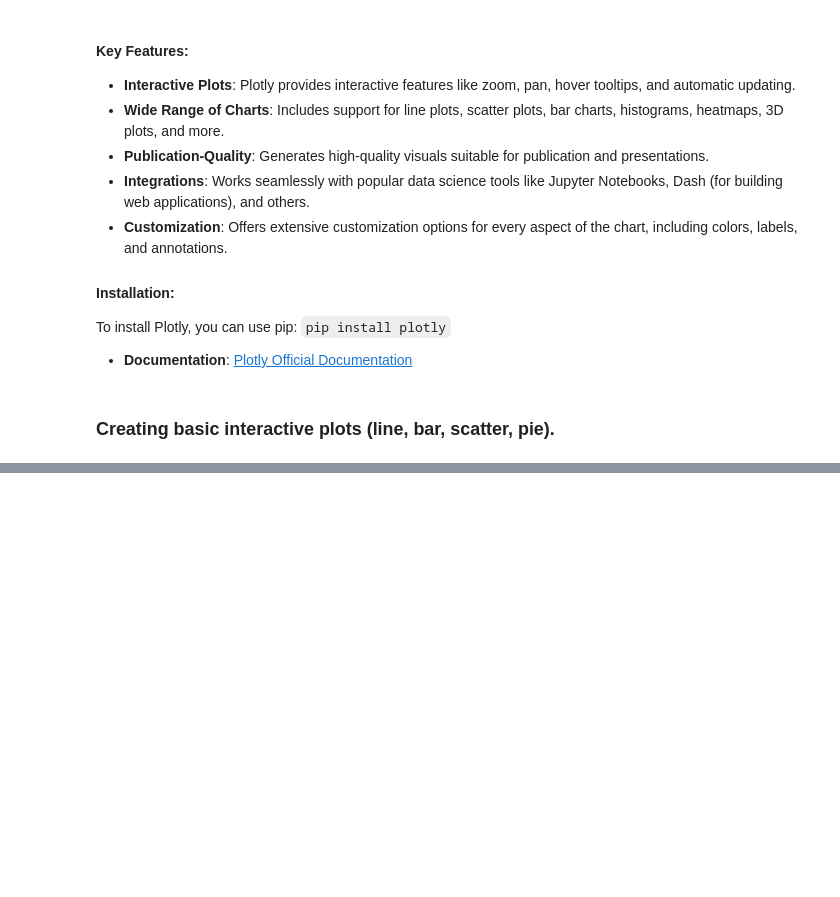
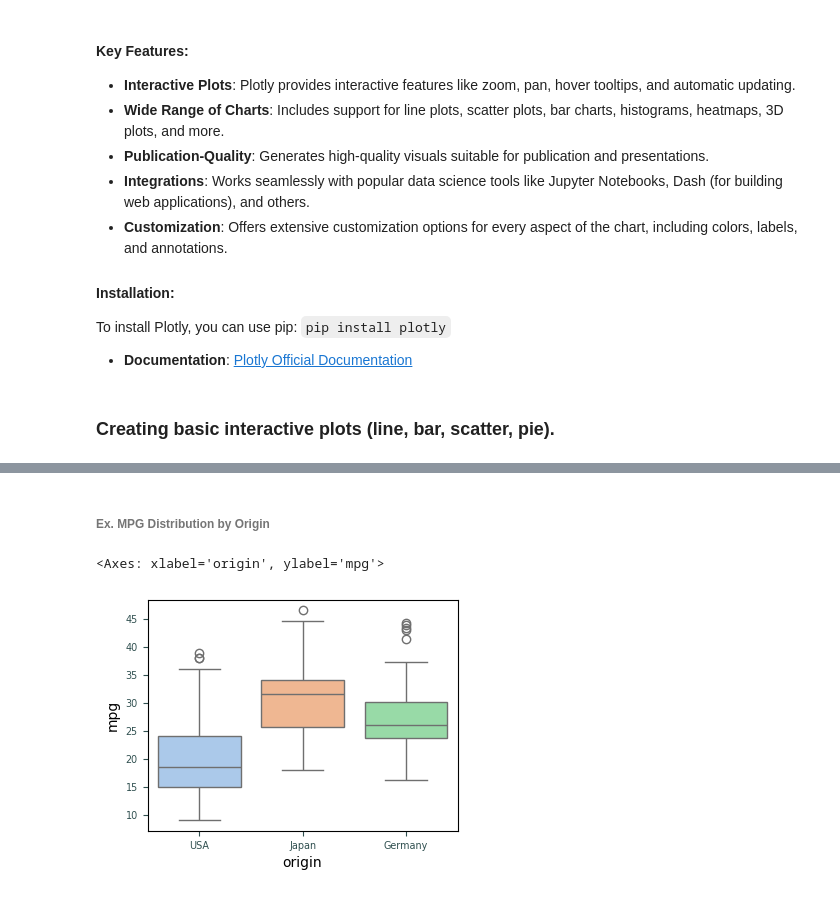
Before and after one commit to knowledge-corner/2025_12_Feb_Python-Data_Viz_analytics, a Jupyter notebook: Classwork/Day - 3 classwork.ipynb, the cells around one changed output, grey strips where cells are left out. Cells and saved outputs as stored; diff of their text form; code cells hidden in the pictures; blank space fills up the shorter version.

```diff
--- a/Classwork/Day - 3 classwork.ipynb
+++ b/Classwork/Day - 3 classwork.ipynb
@@ -217,0 +251,7 @@ df.head()
+# %% [markdown]
+###### Ex. MPG Distribution by Origin
+# %%
+sns.boxplot(data = df, x = "origin", y = "mpg", hue = "origin", palette="pastel")
+# %% [output]
+<Axes: xlabel='origin', ylabel='mpg'>
+[figure, added]
```
Also changed, not shown: parts of 9 cells of this notebook.
